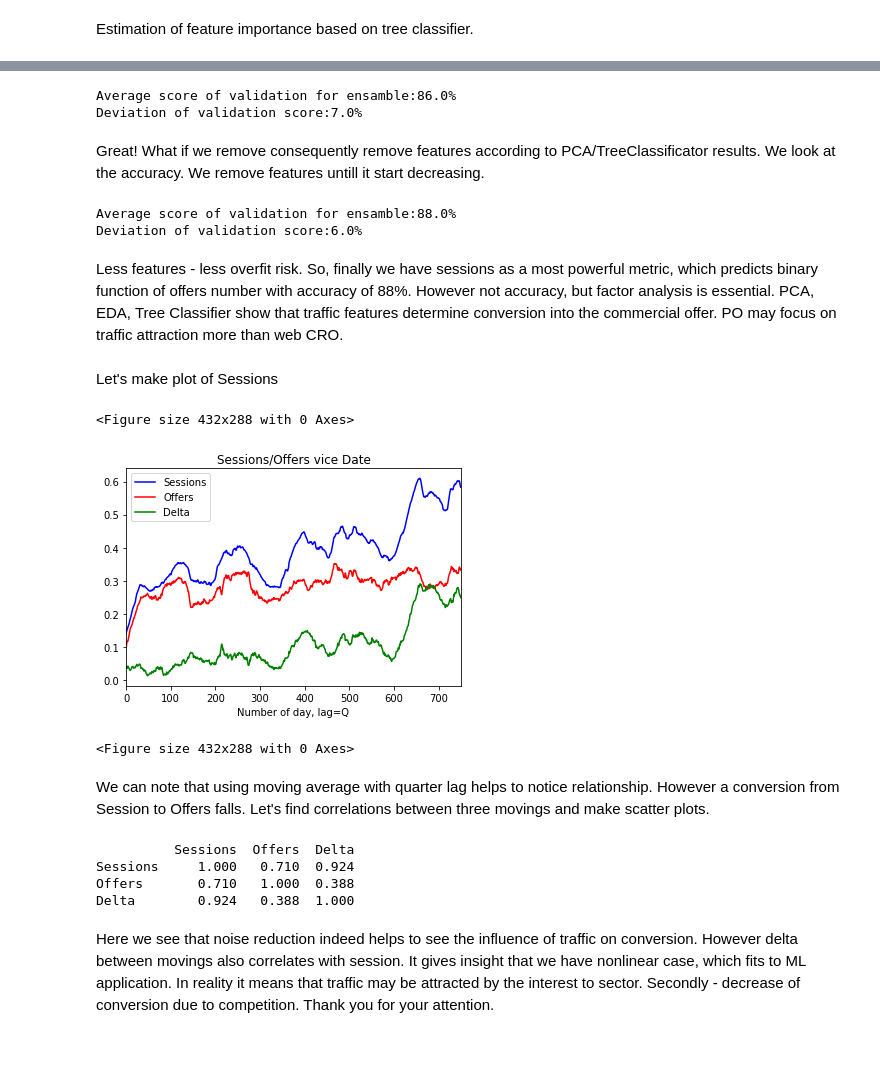
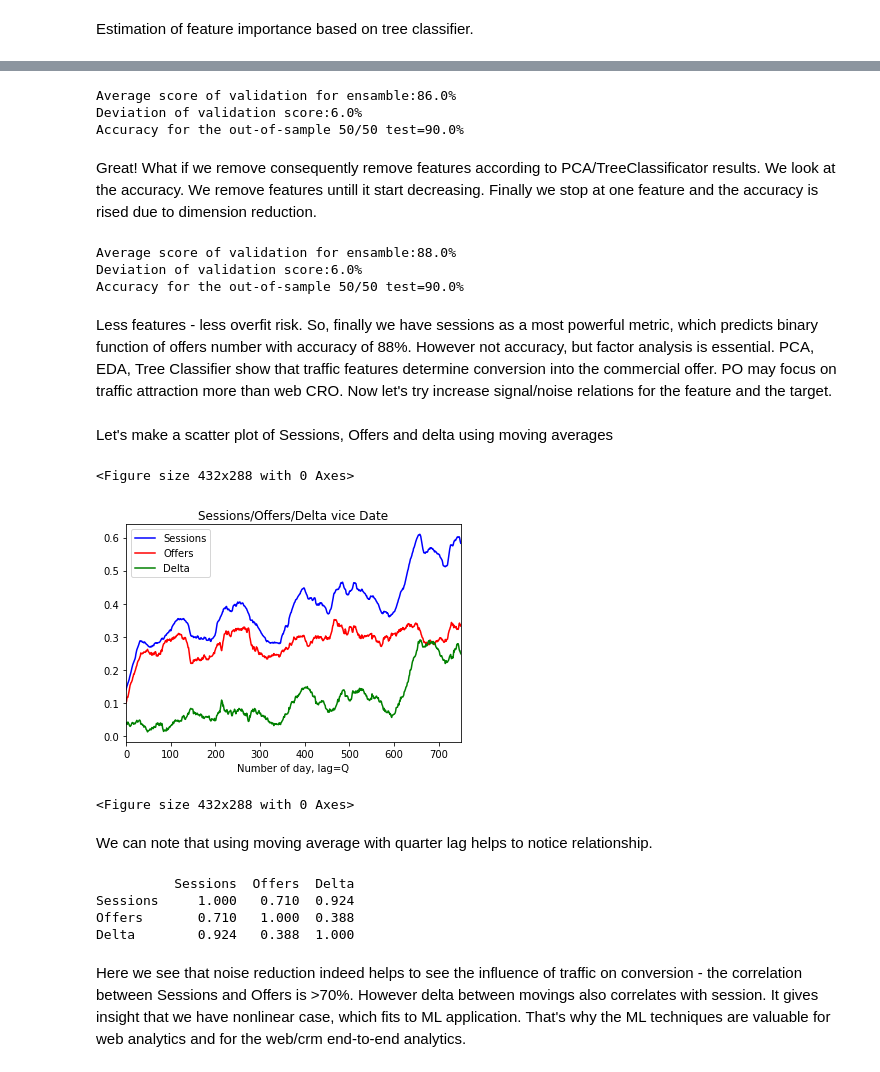
Before and after one commit to SergeyKamenshchikov/MARKETING, a Jupyter notebook: backlog_web.ipynb, the cells around one changed output, grey strips where cells are left out. Saved outputs shown, nothing was run; the diff lists cells and outputs as text; code cells hidden in the pictures.

```diff
--- a/backlog_web.ipynb
+++ b/backlog_web.ipynb
@@ -322,11 +278,17 @@ ensemble = VotingClassifier(estimators)
 results = cross_val_score(ensemble, X, Y, cv=kfold)
 print('Average score of validation for ensamble:'+str(round(100*results.mean()))+'%')
 print('Deviation of validation score:'+str(round(100*results.std()))+'%')
+
+X_train,X_test,Y_train,Y_test=train_test_split(X,Y,test_size=out_sample)
+model=ensemble;model.fit(X_train,Y_train)
+score_nb=model.score(X_test, Y_test)
+print('Accuracy for the out-of-sample 50/50 test='+str(100*round((score_nb),1))+'%')
 # %% [output]
 Average score of validation for ensamble:86.0%
-Deviation of validation score:7.0%
+Deviation of validation score:6.0%
+Accuracy for the out-of-sample 50/50 test=90.0%
 # %% [markdown]
-Great! What if we remove consequently remove features according to PCA/TreeClassificator results. We look at the accuracy. We remove features untill it start decreasing.
+Great! What if we remove consequently remove features according to PCA/TreeClassificator results. We look at the accuracy. We remove features untill it start decreasing. Finally we stop at one feature and the accuracy is rised due to dimension reduction.
 # %%
 X=array_df_binary[:,0:1]
 estimators = []
@@ -342,42 +304,44 @@ ensemble = VotingClassifier(estimators)
 results = cross_val_score(ensemble, X, Y, cv=kfold)
 print('Average score of validation for ensamble:'+str(round(100*results.mean()))+'%')
 print('Deviation of validation score:'+str(round(100*results.std()))+'%')
+
+X_train,X_test,Y_train,Y_test=train_test_split(X,Y,test_size=out_sample)
+model=ensemble;model.fit(X_train,Y_train)
+score_nb=model.score(X_test, Y_test)
+print('Accuracy for the out-of-sample 50/50 test='+str(100*round((score_nb),1))+'%')
 # %% [output]
 Average score of validation for ensamble:88.0%
 Deviation of validation score:6.0%
+Accuracy for the out-of-sample 50/50 test=90.0%
 # %% [markdown]
-Less features - less overfit risk. So, finally we have sessions as a most powerful metric, which predicts binary function of offers number with accuracy of 88%. However not accuracy, but factor analysis is essential. PCA, EDA, Tree Classifier show that traffic features determine conversion into the commercial offer. PO may focus on traffic attraction more than web CRO.
+Less features - less overfit risk. So, finally we have sessions as a most powerful metric, which predicts binary function of offers number with accuracy of 88%. However not accuracy, but factor analysis is essential. PCA, EDA, Tree Classifier show that traffic features determine conversion into the commercial offer. PO may focus on traffic attraction more than web CRO. Now let's try increase signal/noise relations for the feature and the target.
 # %% [markdown]
-Let's make plot of Sessions
+Let's make a scatter plot of Sessions, Offers and delta using moving averages
 # %%
 df_origin['Visits']=standart(df_origin['Visits'])
 df_origin['Offers']=standart(df_origin['Offers'])
 Sessions=list(df_origin['Visits'])
 Offers=list(df_origin['Offers'])
 x=range(len(Sessions))
-
-def movingaverage(interval, window_size):
-    window= np.ones(int(window_size))/float(window_size)
-    return np.convolve(interval, window, 'same')
 
 y_av_ses=list(movingaverage(Sessions,60))
 y_av_offers=list(movingaverage(Offers,60))
 delta=[(x-y) for x,y in zip(y_av_ses, y_av_offers)]
 
 plt.plot(x, y_av_ses,"b")
 plt.plot(x, y_av_offers,"r")
 plt.plot(x, delta,"g")
-plt.title('Sessions/Offers vice Date')
+plt.title('Sessions/Offers/Delta vice Date')
 plt.xlabel('Number of day, lag=Q')
 plt.gca().legend(('Sessions','Offers','Delta'))
 plt.xlim(0,750)
 plt.figure()
 # %% [output]
 <Figure size 432x288 with 0 Axes>
-[figure, old version]
+[figure, new version]
 <Figure size 432x288 with 0 Axes>
 # %% [markdown]
-We can note that using moving average with quarter lag helps to notice relationship. However a conversion from Session to Offers falls. Let's find correlations between three movings and make scatter plots.
+We can note that using moving average with quarter lag helps to notice relationship.
 # %%
 d={'Sessions':y_av_ses,'Offers':y_av_offers,'Delta':delta}
 df_movings=pd.DataFrame(d)
@@ -388,4 +352,4 @@ Sessions     1.000   0.710  0.924
 Offers       0.710   1.000  0.388
 Delta        0.924   0.388  1.000
 # %% [markdown]
-Here we see that noise reduction indeed helps to see the influence of traffic on conversion. However delta between movings also correlates with session. It gives insight that we have nonlinear case, which fits to ML application. In reality it means that traffic may be attracted by the interest to sector. Secondly - decrease of conversion due to competition. Thank you for your attention.
+Here we see that noise reduction indeed helps to see the influence of traffic on conversion - the correlation between Sessions and Offers is >70%. However delta between movings also correlates with session. It gives insight that we have nonlinear case, which fits to ML application. That's why the ML techniques are valuable for web analytics and for the web/crm end-to-end analytics.
```
Also changed, not shown: parts of 30 cells of this notebook.
